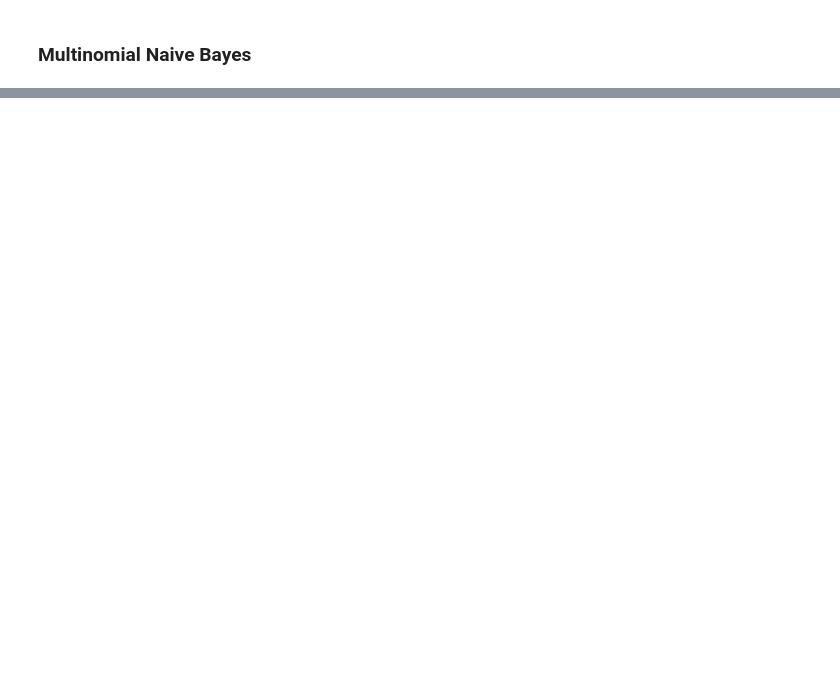
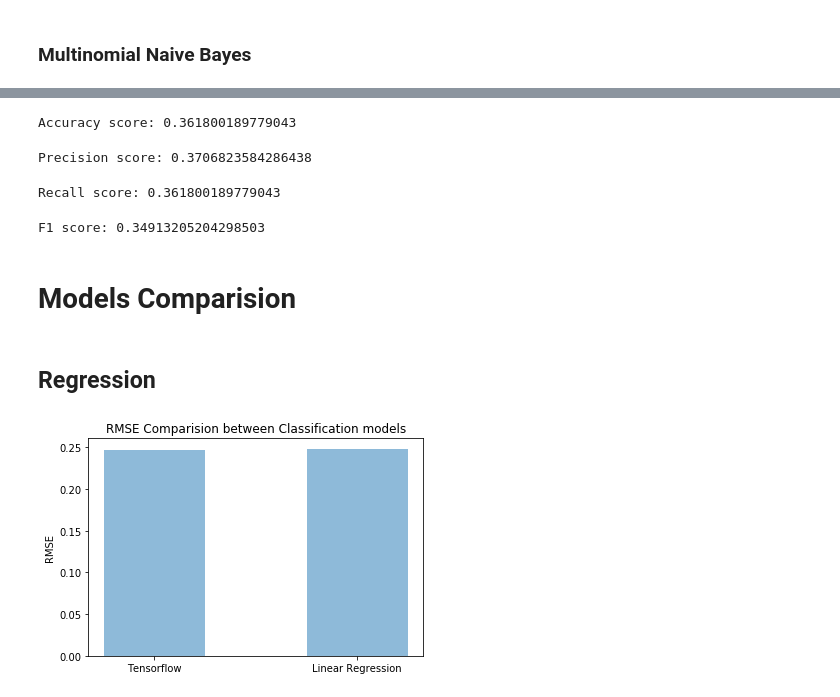
Before and after one commit to hgdangkhoi/CSC215_Project2, a Jupyter notebook: Khoi-Hoang_William-Dobson_CSC215_MiniProject2.ipynb, the cells around one changed output, grey strips where cells are left out. Saved outputs shown, nothing was run; the diff lists cells and outputs as text; code cells hidden in the pictures; blank space fills up the shorter version.

```diff
--- a/Khoi-Hoang_William-Dobson_CSC215_MiniProject2.ipynb
+++ b/Khoi-Hoang_William-Dobson_CSC215_MiniProject2.ipynb
@@ -435,4 +368,4 @@ Shape: (13665, 1)
 # %%
-score = np.sqrt(metrics.mean_squared_error(pred,y_test_tf))
-print("Final score (RMSE): {}".format(score))
+tf_rmse = np.sqrt(metrics.mean_squared_error(pred,y_test_tf))
+print("Final score (RMSE): {}".format(tf_rmse))
 # %% [output]
@@ -452,0 +394,15 @@ chart_regression(pred.flatten(),y_test_tf, sort=False)
+# %%
+from sklearn.linear_model import LinearRegression
+
+# instantiate the model (using the default parameters)
+linreg = LinearRegression()
+
+# fit the model with data
+linreg.fit(x_train, y_train)
+
+# predict the response for new observations
+y_pred_Linear = linreg.predict(x_test)
+# %%
+# Measure RMSE error.  RMSE is common for regression.
+linear_rmse = np.sqrt(metrics.mean_squared_error(y_pred_Linear,y_test))
+print("Final score (RMSE): {}".format(linear_rmse))
@@ -815,0 +676,39 @@ for i in range(5):
+# %%
+# Measure accuracy
+y_true = y_test
+mnb_accuracy = metrics.accuracy_score(y_true, y_neighbor)
+print("Accuracy score: {}".format(mnb_accuracy))
+# %% [output]
+Accuracy score: 0.361800189779043
+# %%
+mnb_precision = metrics.precision_score(y_true, y_neighbor, average= "weighted")
+print("Precision score: {}".format(mnb_precision))
+# %% [output]
+Precision score: 0.3706823584286438
+# %%
+mnb_recall = metrics.recall_score(y_true, y_neighbor, average= "weighted")
+print("Recall score: {}".format(mnb_recall))
+# %% [output]
+Recall score: 0.361800189779043
+# %%
+mnb_f1 = metrics.f1_score(y_true, y_neighbor, average= "weighted")
+print("F1 score: {}".format(mnb_f1))
+# %% [output]
+F1 score: 0.34913205204298503
+# %% [markdown]
+# Models Comparision
+# %% [markdown]
+## Regression
+# %%
+labels = ('Tensorflow', 'Linear Regression')
+y_pos = np.arange(len(labels))
+metrics = [tf_rmse, linear_rmse]
+
+plt.bar(y_pos, metrics, align='center', alpha=0.5, width=0.5)
+plt.xticks(y_pos, labels)
+plt.ylabel('RMSE')
+plt.title('RMSE Comparision between Classification models')
+
+plt.show()
+# %% [output]
+[figure, added]
```
Also changed, not shown: parts of 104 cells of this notebook.
